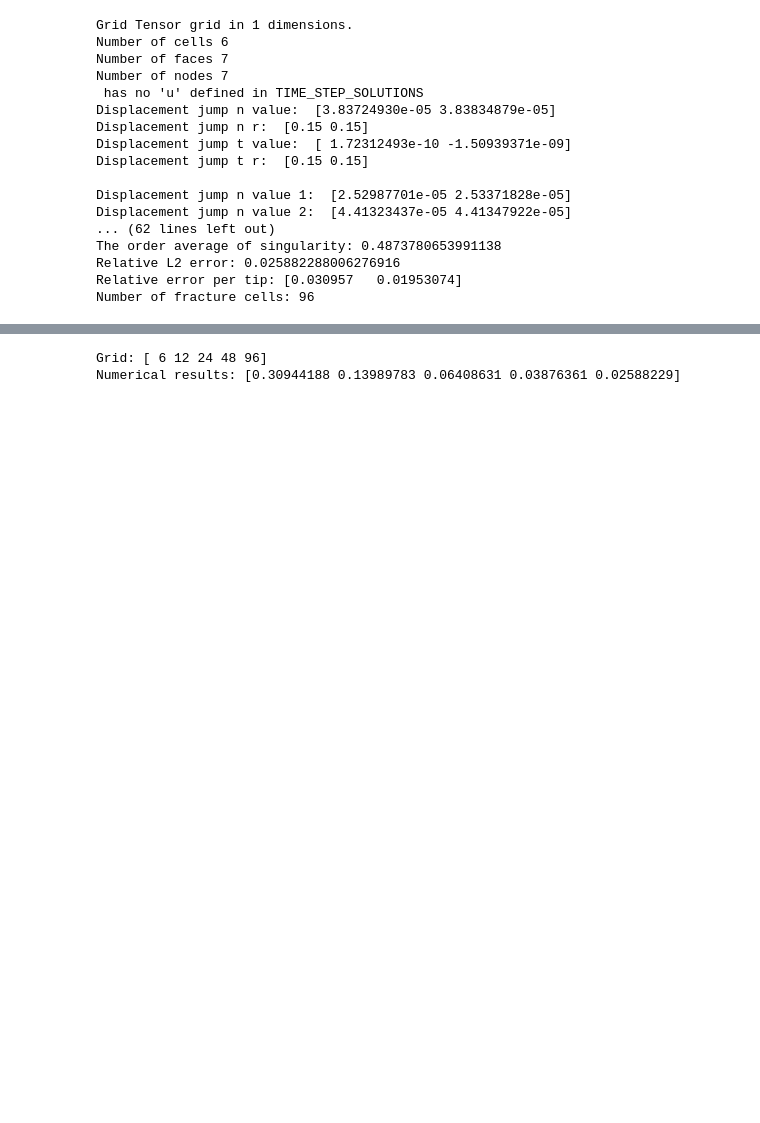
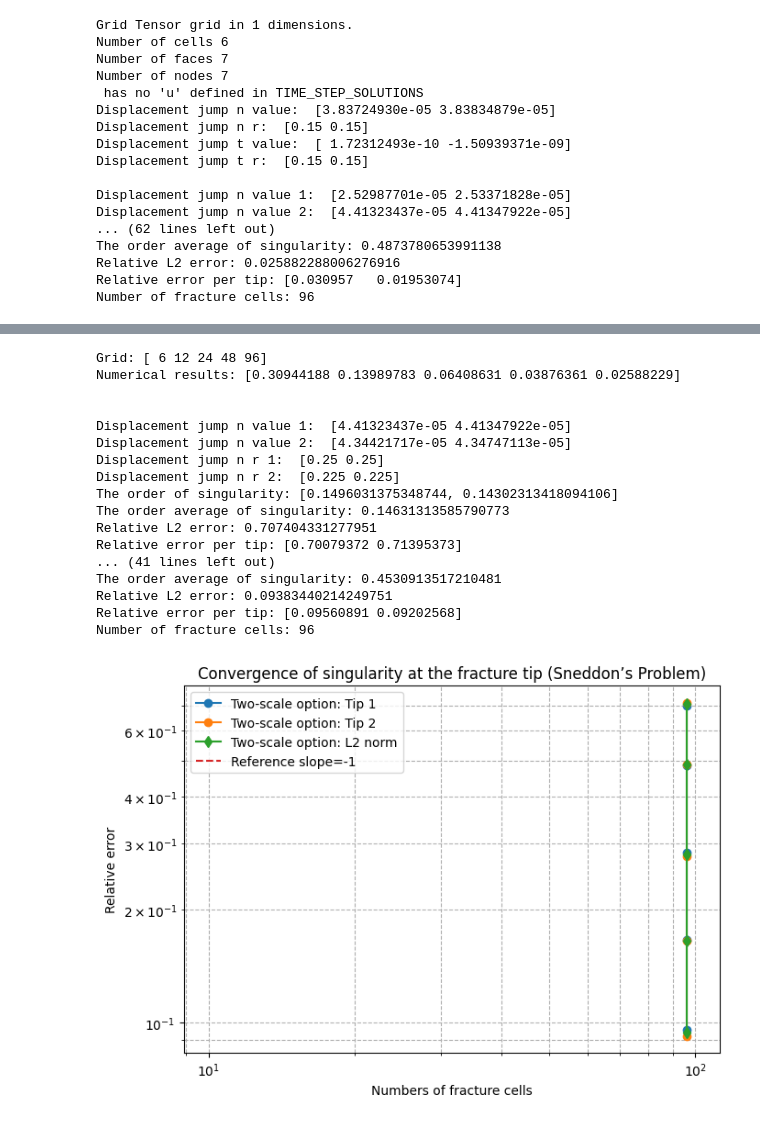
Before and after one commit to RonghaoCui/fracture_sif_computation, a Jupyter notebook: sneddon_analysis.ipynb, the cells around one changed output, grey strips where cells are left out. Cells and saved outputs as stored; diff of their text form; code cells hidden in the pictures; blank space fills up the shorter version.

Commit message:
Add the convergence test for two-scale method

```diff
--- a/sneddon_analysis.ipynb
+++ b/sneddon_analysis.ipynb
@@ -159,11 +159,13 @@ error_per_tip_set = []
 num_frac_cells_set = []
 for h in cell_sizes:
     params["meshing_arguments"] = {"cell_size": h}
-    params["sampling"] = {"mode": "fixed", "steps": 1}
+    # this steps value is only for keyword initialization
+    # and does not work for the simulation results
+    params["sampling"] = {"mode": "fixed", "level": 1}
     model = ManuSneddonModel2d(params=params)
     pp.run_time_dependent_model(model)
     comp = ComputeSingularityErrorForModel(model)
-
+    # This steps_pair will work for the keywords: params["sampling"] = {"mode": "fixed", "steps": X}
     steps_pair=(0, 2)
     rel_l2_error_ave, rel_error_per_tip = comp.single_scale_option_normal(steps_pair)
     print("Relative L2 error:", rel_l2_error_ave)
@@ -183,7 +185,6 @@ err_per_tip = np.array(error_per_tip_set)
 fs = np.array(num_frac_cells_set)
 
 plt.figure(figsize=(7, 5))
-# plt.loglog(fs, err_nearest, 's-', label="Base option: L2 norm")
 plt.loglog(fs, err_per_tip[:, 0], 'o-', label="Single-scale option: Tip 1")
 plt.loglog(fs, err_per_tip[:, 1], 'o-', label="Single-scale option: Tip 2")
 plt.loglog(fs, err_ave, 'd-', label="Single-scale option: L2 norm")
@@ -194,30 +195,103 @@ plt.title("Convergence of singularity at the fracture tip (Sneddon’s Problem)"
 plt.grid(True, which="both", ls="--")
 plt.legend()
 plt.tight_layout()
 plt.show()
 
 print("Grid:", fs)
 print("Numerical results:", err_ave)
+
+# test the two-scale option for convergence curves
+cell_sizes = [0.1, 0.05, 0.025, 0.0125, 0.00625]
+error_ave_set = []
+error_per_tip_set = []
+num_frac_cells_set = []
+refinement_level = 1
+for h in cell_sizes:
+    h_coarse = h
+    params["meshing_arguments"] = {"cell_size": h_coarse}
+    params["sampling"] = {"mode": "refinement", "level": refinement_level}
+    model_coarse = ManuSneddonModel2d(params=params)
+    pp.run_time_dependent_model(model_coarse)
+    comp_coarse = ComputeSingularityErrorForModel(model_coarse)
+
+    h_fine = h_coarse / 2.0
+    params["meshing_arguments"] = {"cell_size": h_fine}
+    params["sampling"] = {"mode": "refinement", "level": refinement_level+1}
+    model_fine = ManuSneddonModel2d(params=params)
+    pp.run_time_dependent_model(model_fine)
+    jumpmodel_fine = FractureDisplacementJump(model_fine)
+
+    rel_l2_error_ave, rel_error_per_tip = comp_coarse.two_scale_option_normal(jumpmodel_fine)
+
+    print("Relative L2 error:", rel_l2_error_ave)
+    print("Relative error per tip:", rel_error_per_tip)
+    error_ave_set.append(rel_l2_error_ave)
+    error_per_tip_set.append(rel_error_per_tip)
+
+    # Number of fracture cells by use of the coarse model
+    num_frac_cells = comp_coarse.get_number_of_fracture_cells()
+    print("Number of fracture cells:", num_frac_cells)
+    num_frac_cells_set.append(num_frac_cells)
+
+    refinement_level = refinement_level + 1
+
+# Plot convergence
+hs = np.array(cell_sizes)
+err_ave = np.array(error_ave_set)
+err_per_tip = np.array(error_per_tip_set)
+fs = np.array(num_frac_cells_set)
+
+plt.figure(figsize=(7, 5))
+plt.loglog(fs, err_per_tip[:, 0], 'o-', label="Two-scale option: Tip 1")
+plt.loglog(fs, err_per_tip[:, 1], 'o-', label="Two-scale option: Tip 2")
+plt.loglog(fs, err_ave, 'd-', label="Two-scale option: L2 norm")
+plt.loglog(fs, err_ave[0] * (fs[0] / fs), '--', label="Reference slope=-1")
+plt.xlabel("Numbers of fracture cells")
+plt.ylabel("Relative error")
+plt.title("Convergence of singularity at the fracture tip (Sneddon’s Problem)")
+plt.grid(True, which="both", ls="--")
+plt.legend()
+plt.tight_layout()
+plt.show()
+
+print("Grid:", fs)
+print("Numerical results:", err_ave)
 # %% [output]
 [figure]
 [figure]
 Grid Tensor grid in 1 dimensions.
 Number of cells 6
 Number of faces 7
 Number of nodes 7
  has no 'u' defined in TIME_STEP_SOLUTIONS
 Displacement jump n value:  [3.83724930e-05 3.83834879e-05]
 Displacement jump n r:  [0.15 0.15]
 Displacement jump t value:  [ 1.72312493e-10 -1.50939371e-09]
 Displacement jump t r:  [0.15 0.15]
 
 Displacement jump n value 1:  [2.52987701e-05 2.53371828e-05]
 Displacement jump n value 2:  [4.41323437e-05 4.41347922e-05]
 ... (62 lines left out)
 The order average of singularity: 0.4873780653991138
 Relative L2 error: 0.025882288006276916
 Relative error per tip: [0.030957   0.01953074]
 Number of fracture cells: 96
 [figure]
 Grid: [ 6 12 24 48 96]
 Numerical results: [0.30944188 0.13989783 0.06408631 0.03876361 0.02588229]
+
+
+Displacement jump n value 1:  [4.41323437e-05 4.41347922e-05]
+Displacement jump n value 2:  [4.34421717e-05 4.34747113e-05]
+Displacement jump n r 1:  [0.25 0.25]
+Displacement jump n r 2:  [0.225 0.225]
+The order of singularity: [0.1496031375348744, 0.14302313418094106]
+The order average of singularity: 0.14631313585790773
+Relative L2 error: 0.707404331277951
+Relative error per tip: [0.70079372 0.71395373]
+... (41 lines left out)
+The order average of singularity: 0.4530913517210481
+Relative L2 error: 0.09383440214249751
+Relative error per tip: [0.09560891 0.09202568]
+Number of fracture cells: 96
+[figure, added]
```
Also changed, not shown: parts of 1 cell of this notebook, 8 other files.
